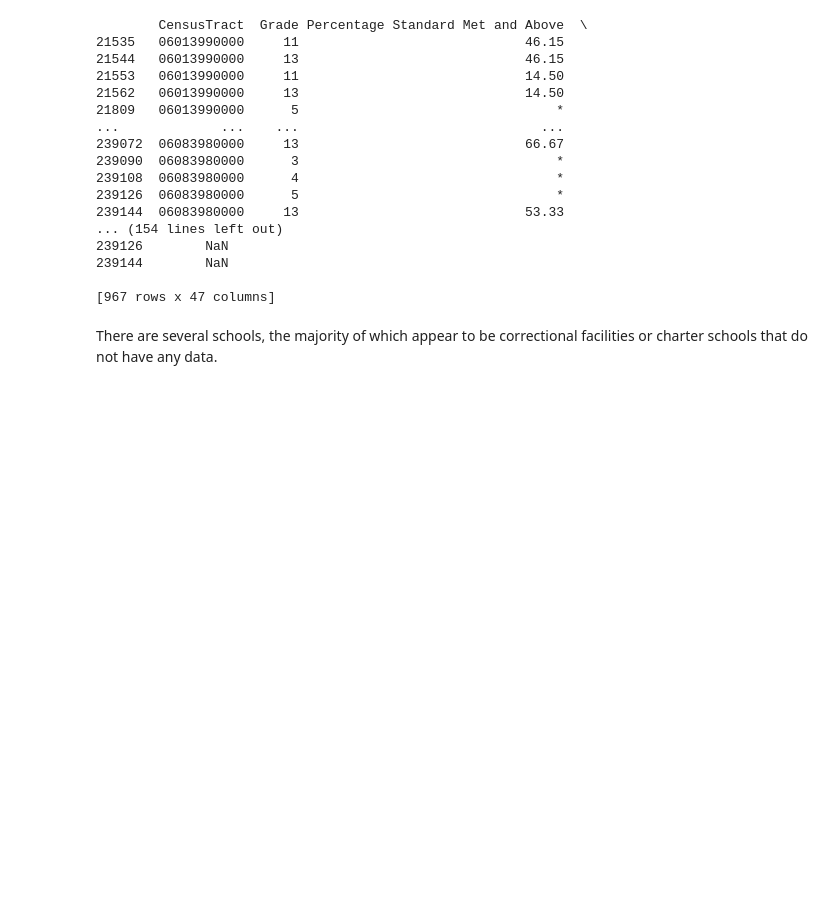
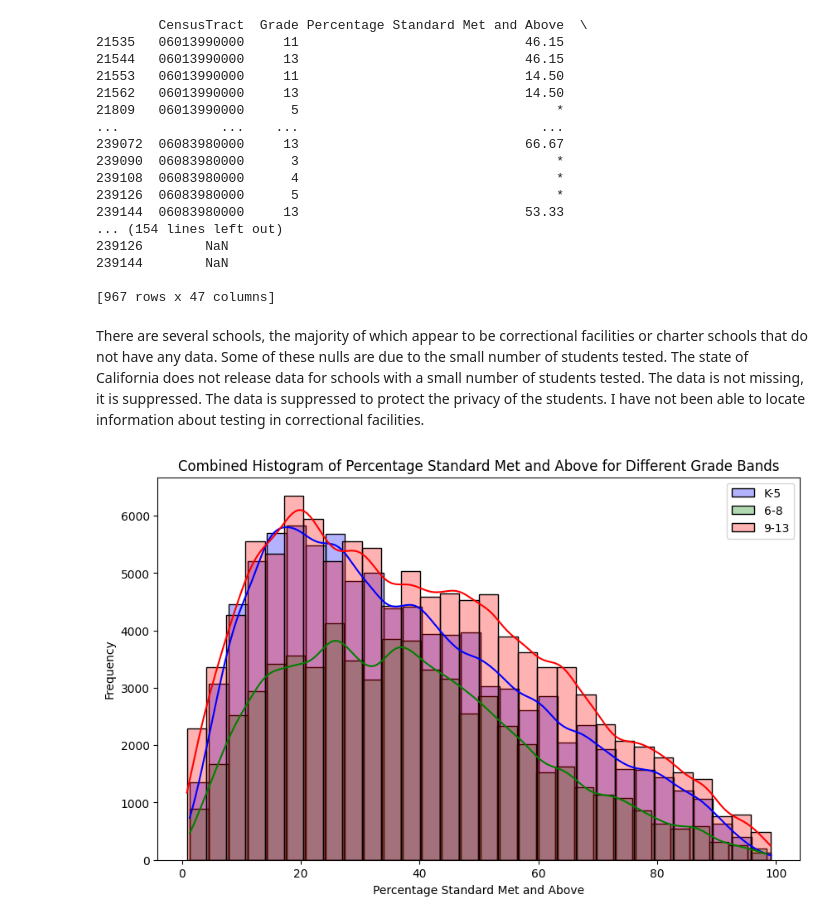
Before and after one commit to drpafowler/eddata, a Jupyter notebook: eda.ipynb, the cells around one changed output. Cells and saved outputs as stored; diff of their text form; code cells hidden in the pictures; blank space fills up the shorter version.

Commit message:
some histograms

```diff
--- a/eda.ipynb
+++ b/eda.ipynb
@@ -180,5 +180,32 @@ print(null_hs_no_degree)
 239144        NaN
 
 [967 rows x 47 columns]
-# %% [markdown]
-There are several schools, the majority of which appear to be correctional facilities or charter schools that do not have any data.
+# %% [markdown]
+There are several schools, the majority of which appear to be correctional facilities or charter schools that do not have any data.  Some of these nulls are due to the small number of students tested.  The state of California does not release data for schools with a small number of students tested.  The data is not missing, it is suppressed.  The data is suppressed to protect the privacy of the students.  I have not been able to locate information about testing in correctional facilities.
+# %%
+# Convert 'Percentage Standard Met and Above' to numeric
+df['Percentage Standard Met and Above'] = pd.to_numeric(df['Percentage Standard Met and Above'], errors='coerce')
+
+# Filter the DataFrame for different grade bands
+df_k5 = df[(df['Grade'] >= 0) & (df['Grade'] <= 5)]
+df_6_8 = df[(df['Grade'] >= 6) & (df['Grade'] <= 8)]
+df_9_13 = df[(df['Grade'] >= 9) & (df['Grade'] <= 13)]
+
+# Filter out rows where 'Percentage Standard Met and Above' is 0 or 100
+df_k5 = df_k5[(df_k5['Percentage Standard Met and Above'] > 0) & (df_k5['Percentage Standard Met and Above'] < 100)]
+df_6_8 = df_6_8[(df_6_8['Percentage Standard Met and Above'] > 0) & (df_6_8['Percentage Standard Met and Above'] < 100)]
+df_9_13 = df_9_13[(df_9_13['Percentage Standard Met and Above'] > 0) & (df_9_13['Percentage Standard Met and Above'] < 100)]
+
+# Create a combined histogram with transparent colors
+plt.figure(figsize=(10, 6))
+sns.histplot(df_k5['Percentage Standard Met and Above'].dropna(), bins=30, kde=True, color='blue', label='K-5', alpha=0.3)
+sns.histplot(df_6_8['Percentage Standard Met and Above'].dropna(), bins=30, kde=True, color='green', label='6-8', alpha=0.3)
+sns.histplot(df_9_13['Percentage Standard Met and Above'].dropna(), bins=30, kde=True, color='red', label='9-13', alpha=0.3)
+
+plt.xlabel('Percentage Standard Met and Above')
+plt.ylabel('Frequency')
+plt.title('Combined Histogram of Percentage Standard Met and Above for Different Grade Bands')
+plt.legend()
+plt.show()
+# %% [output]
+[figure, added]
```
Also changed, not shown: parts of 2 cells of this notebook.
